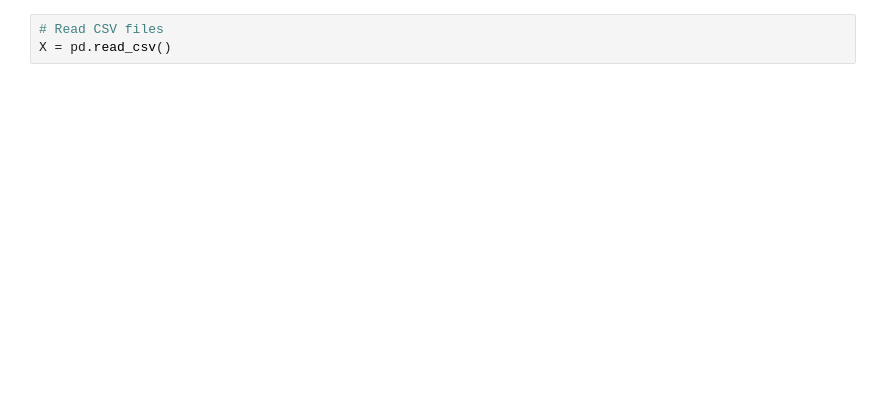
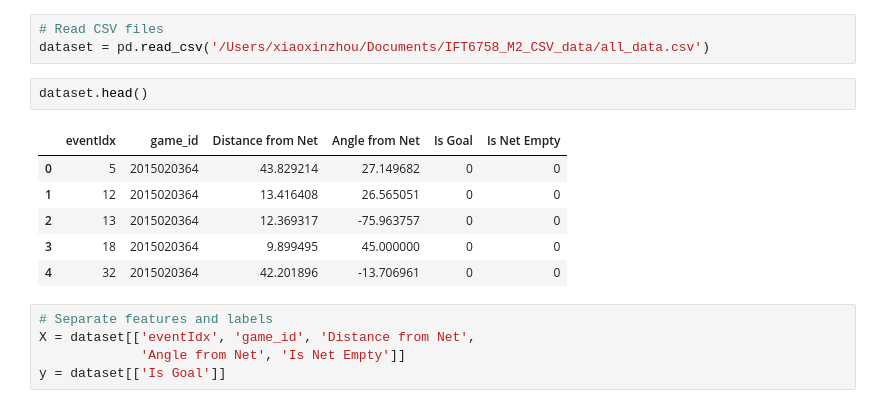
Before and after one commit to IreneZhou0129/IFT6758_m1, a Jupyter notebook: notebooks/m2_q3.ipynb, the cells around one changed output. Cells and saved outputs as stored; diff of their text form; blank space fills up the shorter version.

Commit message:
add q3(Baseline)/q2/b: goal rate

```diff
--- a/notebooks/m2_q3.ipynb
+++ b/notebooks/m2_q3.ipynb
@@ -22,4 +8,18 @@ ModuleNotFoundError: No module named 'sklearn.cross_validation'
 # %%
 # Read CSV files
-X = pd.read_csv()
+dataset = pd.read_csv('/Users/xiaoxinzhou/Documents/IFT6758_M2_CSV_data/all_data.csv')
+# %%
+dataset.head()
+# %% [output]
+|  | eventIdx | game_id | Distance from Net | Angle from Net | Is Goal | Is Net Empty |
+| 0 | 5 | 2015020364 | 43.829214 | 27.149682 | 0 | 0 |
+| 1 | 12 | 2015020364 | 13.416408 | 26.565051 | 0 | 0 |
+| 2 | 13 | 2015020364 | 12.369317 | -75.963757 | 0 | 0 |
+| 3 | 18 | 2015020364 | 9.899495 | 45.000000 | 0 | 0 |
+| 4 | 32 | 2015020364 | 42.201896 | -13.706961 | 0 | 0 |
+# %%
+# Separate features and labels
+X = dataset[['eventIdx', 'game_id', 'Distance from Net',
+             'Angle from Net', 'Is Net Empty']]
+y = dataset[['Is Goal']]
 # %%
```
Also changed, not shown: parts of 10 cells of this notebook.
